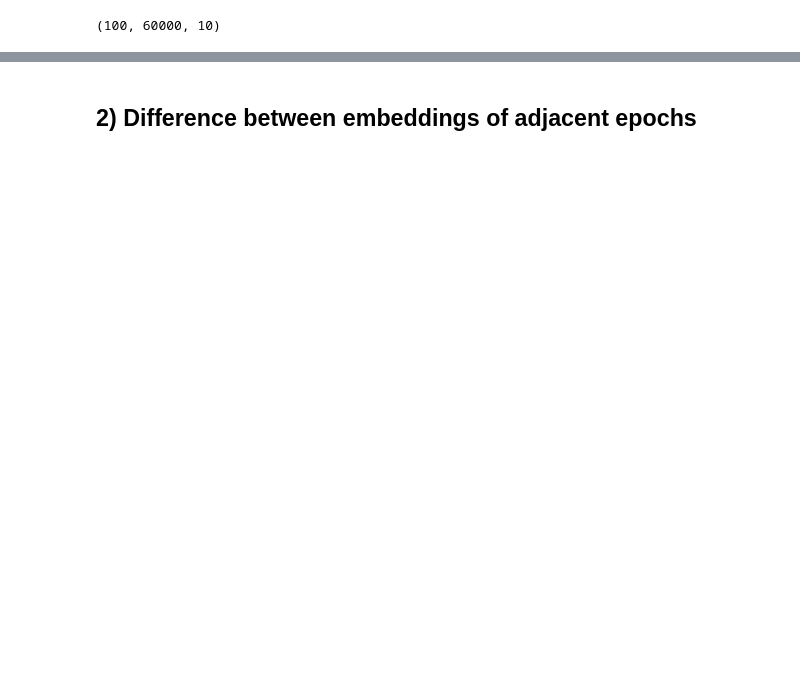
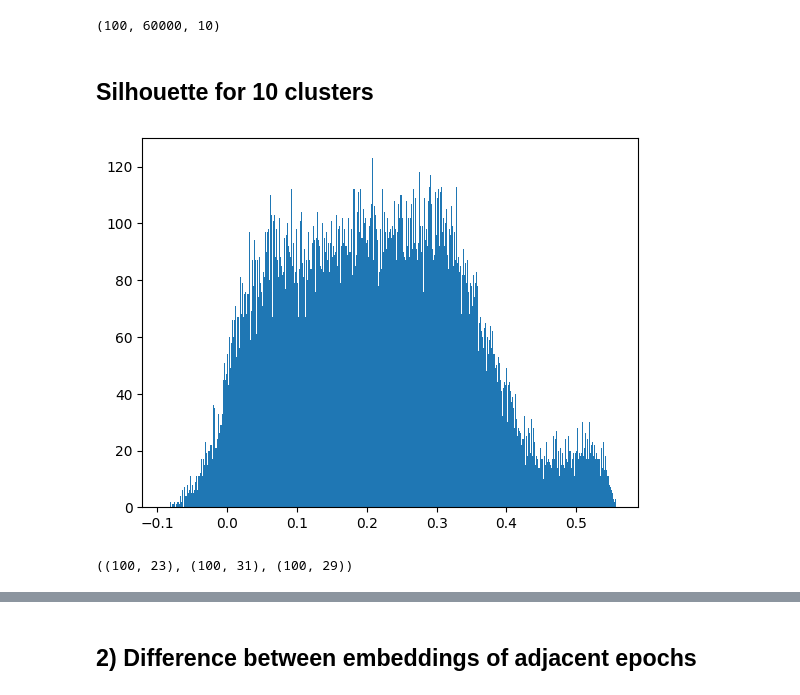
Before and after one commit to shallex/Team12_ML24, a Jupyter notebook: ssl-ae/ae-bottleneck_logits-analysis.ipynb, the cells around one changed output, grey strips where cells are left out. Saved outputs shown, nothing was run; the diff lists cells and outputs as text; code cells hidden in the pictures; blank space fills up the shorter version.

```diff
--- a/ssl-ae/ae-bottleneck_logits-analysis.ipynb
+++ b/ssl-ae/ae-bottleneck_logits-analysis.ipynb
@@ -22,3 +27,36 @@ data = np.load(bn_logits_path)
 data.shape
 # %% [output]
 (100, 60000, 10)
+# %% [markdown]
+## Silhouette for 10 clusters
+# %%
+from sklearn.cluster import KMeans
+from sklearn.metrics import silhouette_samples
+
+x_cluster = data[-1]
+
+cluster_model = KMeans(n_clusters=10, random_state=12)
+clusters_pred = cluster_model.fit_predict(x_cluster)
+# %%
+sil_scores = silhouette_samples(x_cluster, clusters_pred)
+# %%
+plt.hist(sil_scores, bins=1000)
+plt.show()
+# %% [output]
+[figure, added]
+# %%
+stat_for_mask = sil_scores
+
+eps_mean = 1e-4
+stat_mean = stat_for_mask.mean()
+mean_region_mask = (stat_for_mask < (stat_mean+eps_mean)) * (stat_for_mask > (stat_mean-eps_mean))
+left_tale_mask = stat_for_mask < -0.07
+right_tale_mask = stat_for_mask > 0.55
+
+left_tale = l2_embs[:, left_tale_mask]
+right_tale = l2_embs[:, right_tale_mask]
+mean_region = l2_embs[:, mean_region_mask]
+
+left_tale.shape, mean_region.shape, right_tale.shape
+# %% [output]
+((100, 23), (100, 31), (100, 29))
```
Also changed, not shown: parts of 29 cells of this notebook, 1 other file.
